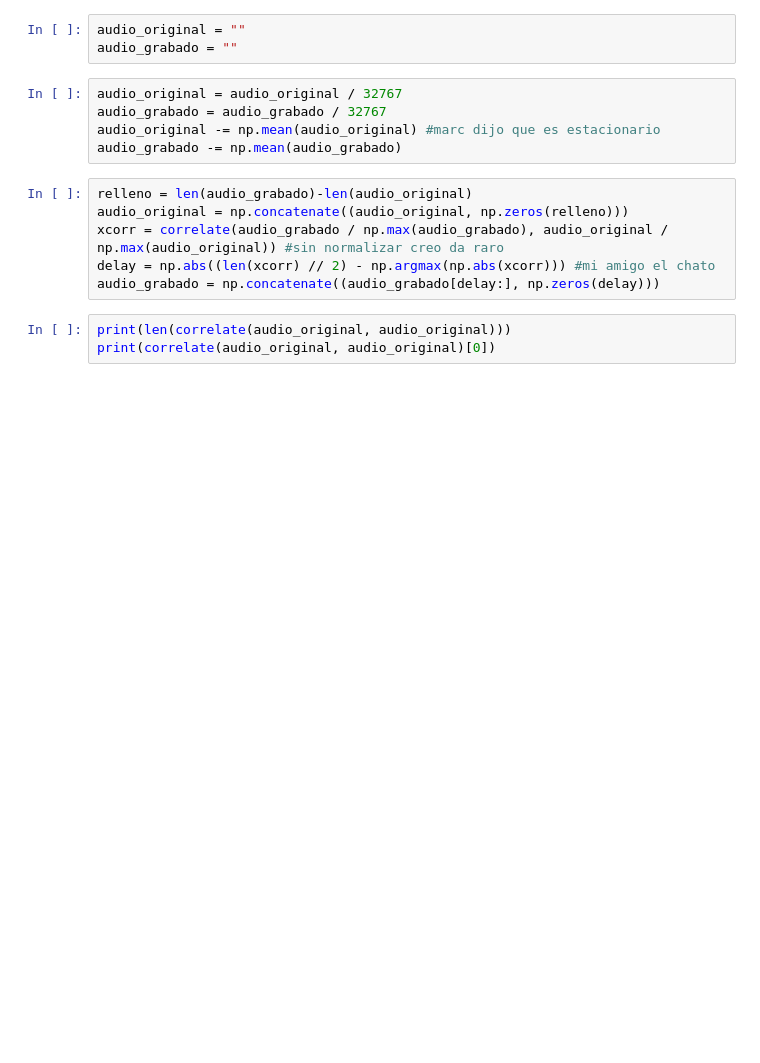
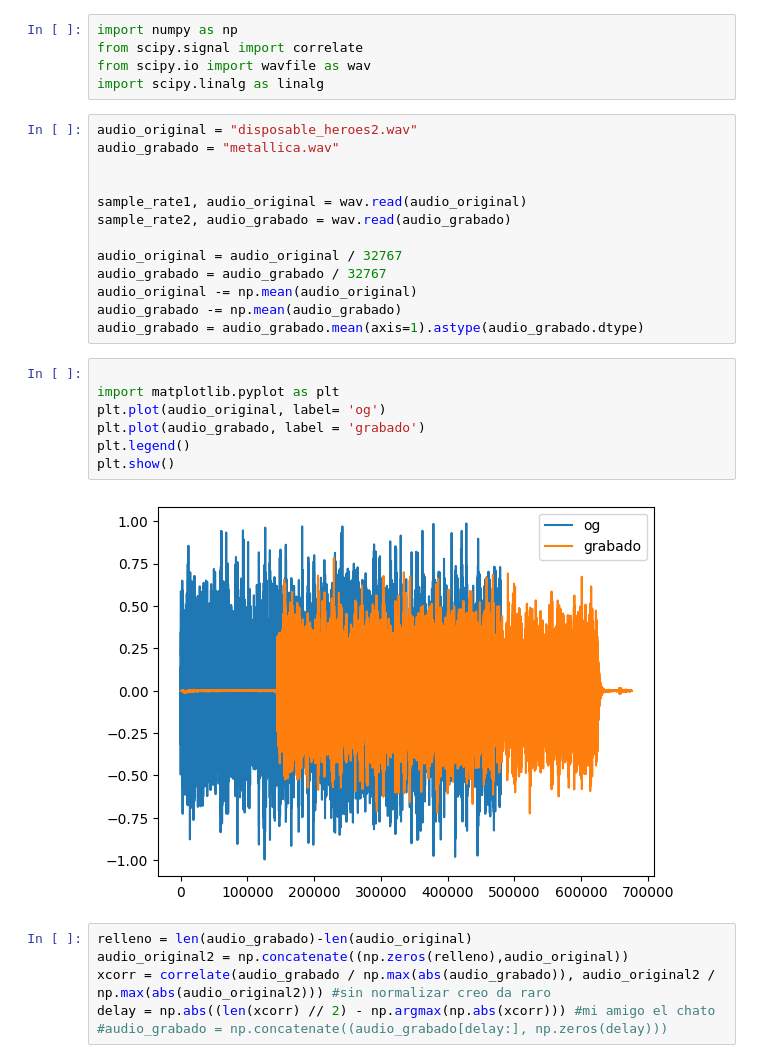
Before and after one commit to JBatRey/Procesamiento-Adaptativo-de-Se-ales-Aleatorias, a Jupyter notebook: TP2/pasatp2_acheck.ipynb, the cells around one changed output. Drawn from its saved outputs; the diff is of its cells as text; blank space fills up the shorter version.

```diff
--- a/TP2/pasatp2_acheck.ipynb
+++ b/TP2/pasatp2_acheck.ipynb
@@ -1,17 +1,33 @@
-# %%
-audio_original = ""
-audio_grabado = ""
+# %%
+import numpy as np
+from scipy.signal import correlate
+from scipy.io import wavfile as wav
+import scipy.linalg as linalg
 # %%
+audio_original = "disposable_heroes2.wav"
+audio_grabado = "metallica.wav"
+
+
+sample_rate1, audio_original = wav.read(audio_original)
+sample_rate2, audio_grabado = wav.read(audio_grabado)
+
 audio_original = audio_original / 32767
 audio_grabado = audio_grabado / 32767
-audio_original -= np.mean(audio_original) #marc dijo que es estacionario
+audio_original -= np.mean(audio_original)
 audio_grabado -= np.mean(audio_grabado)
+audio_grabado = audio_grabado.mean(axis=1).astype(audio_grabado.dtype)
+# %%
+
+import matplotlib.pyplot as plt
+plt.plot(audio_original, label= 'og')
+plt.plot(audio_grabado, label = 'grabado')
+plt.legend()
+plt.show()
+# %% [output]
+[figure, added]
 # %%
 relleno = len(audio_grabado)-len(audio_original)
-audio_original = np.concatenate((audio_original, np.zeros(relleno)))
-xcorr = correlate(audio_grabado / np.max(audio_grabado), audio_original / np.max(audio_original)) #sin normalizar creo da raro
+audio_original2 = np.concatenate((np.zeros(relleno),audio_original))
+xcorr = correlate(audio_grabado / np.max(abs(audio_grabado)), audio_original2 / np.max(abs(audio_original2))) #sin normalizar creo da raro
 delay = np.abs((len(xcorr) // 2) - np.argmax(np.abs(xcorr))) #mi amigo el chato
-audio_grabado = np.concatenate((audio_grabado[delay:], np.zeros(delay)))
+#audio_grabado = np.concatenate((audio_grabado[delay:], np.zeros(delay)))
-# %%
-print(len(correlate(audio_original, audio_original)))
-print(correlate(audio_original, audio_original)[0])
```
Also changed, not shown: parts of 5 cells of this notebook.
